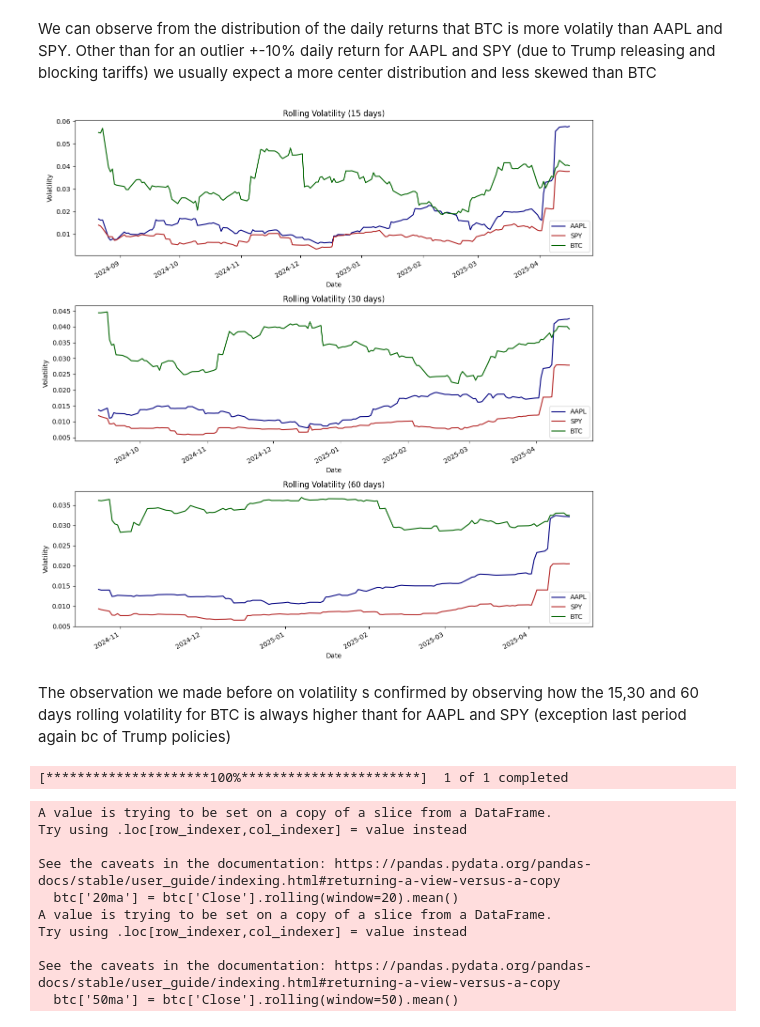
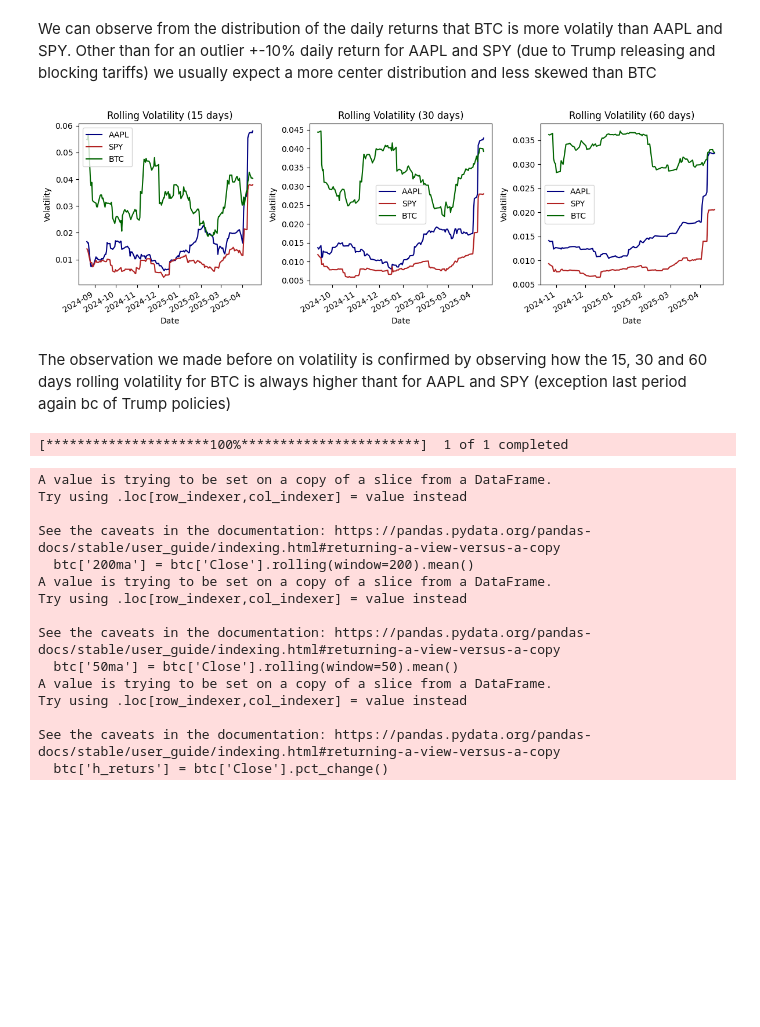
Before and after one commit to dgalassi99/quant-lab, a Jupyter notebook: 01_foundations/W1_ohlcv_data.ipynb, the cells around one changed output. Saved outputs shown, nothing was run; the diff lists cells and outputs as text; code cells hidden in the pictures; blank space fills up the shorter version.

```diff
--- a/01_foundations/W1_ohlcv_data.ipynb
+++ b/01_foundations/W1_ohlcv_data.ipynb
@@ -144,27 +125,27 @@ Other than for an outlier +-10% daily return for AAPL and SPY (due to Trump rele
 # %%
 windows = [15,30,60]
 rolling_volatility_half = daily_returns.rolling(window=windows[0]).std()
 rolling_volatility = daily_returns.rolling(window=windows[1]).std()
 rolling_volatility_twice = daily_returns.rolling(window=windows[2]).std()
 volatility_data = [rolling_volatility_half, rolling_volatility, rolling_volatility_twice]
 
-fig, axes = plt.subplots(len(windows), 1, figsize=(12, 12)) # Create subplots based on window sizes
+fig, axes = plt.subplots(1,len(windows), figsize=(12, 4)) # Create subplots based on window sizes
 
 for i, (vol_data, window) in enumerate(zip(volatility_data, windows)):
     ax = axes[i]  # Get the subplot for the current window
     for j, ticker in enumerate(tickers):
         vol_data[ticker].plot(ax=ax, label=ticker, color=colors[j]) # Plot for each ticker
     ax.set_title(f'Rolling Volatility ({window} days)')
     ax.set_xlabel('Date')
     ax.set_ylabel('Volatility')
     ax.legend()  # Add a legend
 
 plt.tight_layout()  # Adjust layout to prevent overlapping
 plt.show()  # Show the plot
 # %% [output]
-[figure, old version]
+[figure, new version]
 # %% [markdown]
-The observation we made before on volatility s confirmed by observing how the 15,30 and 60 days rolling volatility for BTC is always higher thant for AAPL and SPY (exception last period again bc of Trump policies)
+The observation we made before on volatility is confirmed by observing how the 15, 30 and 60 days rolling volatility for BTC is always higher thant for AAPL and SPY (exception last period again bc of Trump policies)
 # %%
 #let's now calcualte rolling averages (let's just do it for BTC) and for a shorter timeframe (1hour)
 btc_data = yf.download('BTC-USD', period='1y', interval='1h')
@@ -175,16 +156,24 @@ btc_data = yf.download('BTC-USD', period='1y', interval='1h')
 btc = btc_data[['Close']]
 btc.isna().sum()
 #let's calcualte the 20 and 50 MA
-btc['20ma'] = btc['Close'].rolling(window=20).mean()
+btc['200ma'] = btc['Close'].rolling(window=200).mean()
 btc['50ma'] = btc['Close'].rolling(window=50).mean()
+btc['h_returs'] = btc['Close'].pct_change()
+btc['200rvol'] = btc['h_returs'].rolling(window=200).std()
+btc['50rvol'] = btc['h_returs'].rolling(window=50).std()
 # %% [output]
 A value is trying to be set on a copy of a slice from a DataFrame.
 Try using .loc[row_indexer,col_indexer] = value instead
 
 See the caveats in the documentation: https://pandas.pydata.org/pandas-docs/stable/user_guide/indexing.html#returning-a-view-versus-a-copy
-  btc['20ma'] = btc['Close'].rolling(window=20).mean()
+  btc['200ma'] = btc['Close'].rolling(window=200).mean()
 A value is trying to be set on a copy of a slice from a DataFrame.
 Try using .loc[row_indexer,col_indexer] = value instead
 
 See the caveats in the documentation: https://pandas.pydata.org/pandas-docs/stable/user_guide/indexing.html#returning-a-view-versus-a-copy
   btc['50ma'] = btc['Close'].rolling(window=50).mean()
+A value is trying to be set on a copy of a slice from a DataFrame.
+Try using .loc[row_indexer,col_indexer] = value instead
+
+See the caveats in the documentation: https://pandas.pydata.org/pandas-docs/stable/user_guide/indexing.html#returning-a-view-versus-a-copy
+  btc['h_returs'] = btc['Close'].pct_change()
```
Also changed, not shown: parts of 10 cells of this notebook.
